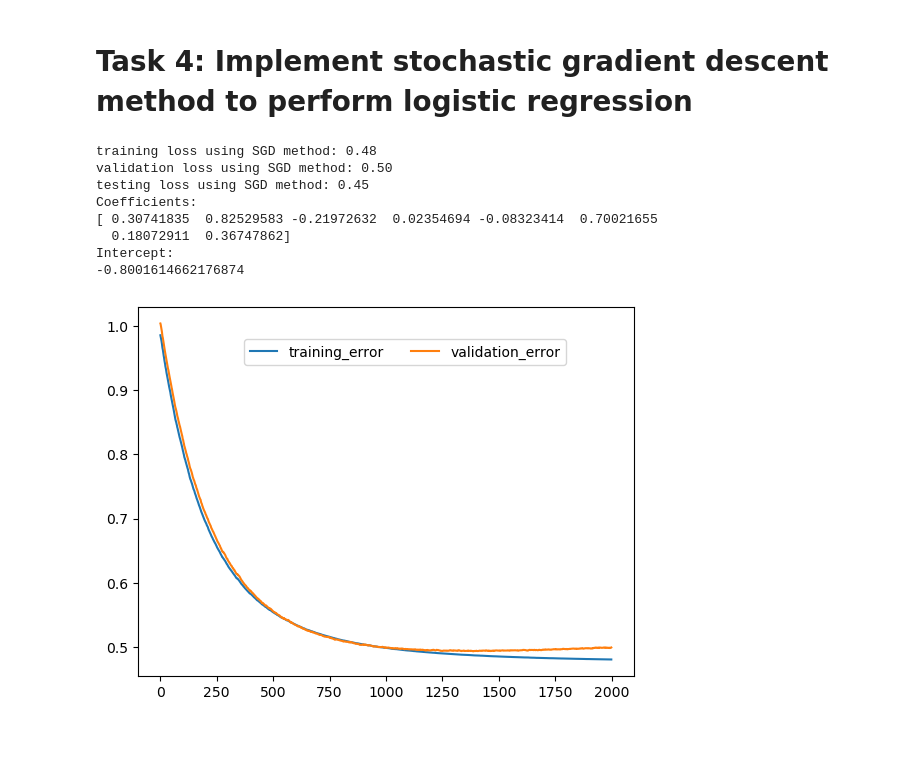
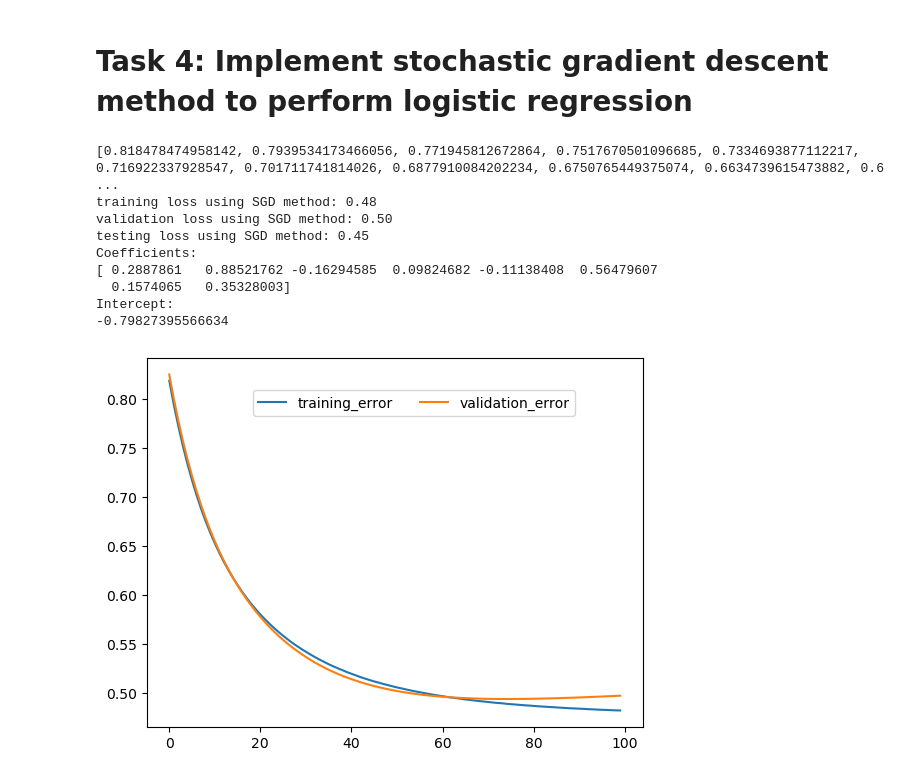
Before and after one commit to Lex-ari/MachineLearning, a Jupyter notebook: DiabetesTwo/mariano_alex_assignment2.ipynb, the cells around one changed output. Drawn from its saved outputs; the diff is of its cells as text; code cells hidden in the pictures; blank space fills up the shorter version.

Commit message:
meaned batches

```diff
--- a/DiabetesTwo/mariano_alex_assignment2.ipynb
+++ b/DiabetesTwo/mariano_alex_assignment2.ipynb
@@ -195,12 +195,13 @@ train_data_intercept = np.insert(train_data, 0, 1, axis=1)
 valid_data_intercept = np.insert(valid_data, 0, 1, axis=1)
 test_data_intercept = np.insert(test_data, 0, 1, axis=1)
 batches = epochs * ((int)(train_data.shape[0] / batch_size))
-train_losses = np.zeros((batches, 1))
-valid_losses = np.zeros((batches, 1))
+train_losses = []
+valid_losses = []
 current_batch = 0
 
 for i in range(epochs):
     rng_train_data, rng_train_target = shuffle(train_data_intercept, train_target)
+    training_loss_epoch = []
 
     for j in range(0, rng_train_data.shape[0], batch_size):
         k = j + batch_size
@@ -213,38 +214,42 @@ for i in range(epochs):
         # (-1/m)X^T (t-o(Xw))
         grad = (-1 / batch_size) * np.dot(batched_train_data.T, (batched_train_target - sigmoid(batched_train_data, w)))
 
         w = w + learning_rate * (-1 * grad)
         #print(grad)
 
-        train_losses[current_batch] = logistic_loss_function(train_data_intercept, w, train_target)
-        valid_losses[current_batch] = logistic_loss_function(valid_data_intercept, w, valid_target)
+        training_loss_epoch.append(logistic_loss_function(batched_train_data, w, batched_train_target))
+        #valid_losses[current_batch] = logistic_loss_function(valid_data_intercept, w, valid_target)
         current_batch += 1
+    train_losses.append(np.mean(training_loss_epoch))
+    valid_losses.append(logistic_loss_function(valid_data_intercept, w, valid_target))
 
 intercept = w[0]
 coeff = w[1:]
+print(train_losses)
 
 print("training loss using SGD method: %.2f" % (logistic_loss_function(train_data_intercept, w, train_target)))
 print("validation loss using SGD method: %.2f" % (logistic_loss_function(valid_data_intercept, w, valid_target)))
 print("testing loss using SGD method: %.2f" % (logistic_loss_function(test_data_intercept, w, test_target)))
 print("Coefficients:")
 print(coeff)
 print("Intercept:")
 print(intercept)
 
-plt.plot(np.arange(batches), train_losses, label = "training_error")
-plt.plot(np.arange(batches), valid_losses, label = "validation_error")
+plt.plot(np.arange(epochs), train_losses, label = "training_error")
+plt.plot(np.arange(epochs), valid_losses, label = "validation_error")
 plt.legend(bbox_to_anchor = (0.2, 0.93), ncol = 2)
 print()
 
 # print(np.argmin(valid_losses))
 # print(np.min(valid_losses))
 # %% [output]
+[0.818478474958142, 0.7939534173466056, 0.771945812672864, 0.7517670501096685, 0.7334693877112217, 0.716922337928547, 0.701711741814026, 0.6877910084202234, 0.6750765449375074, 0.6634739615473882, 0.6 ...
 training loss using SGD method: 0.48
 validation loss using SGD method: 0.50
 testing loss using SGD method: 0.45
 Coefficients:
-[ 0.30741835  0.82529583 -0.21972632  0.02354694 -0.08323414  0.70021655
-  0.18072911  0.36747862]
+[ 0.2887861   0.88521762 -0.16294585  0.09824682 -0.11138408  0.56479607
+  0.1574065   0.35328003]
 Intercept:
--0.8001614662176874
+-0.79827395566634
-[figure, old version]
+[figure, new version]
```
